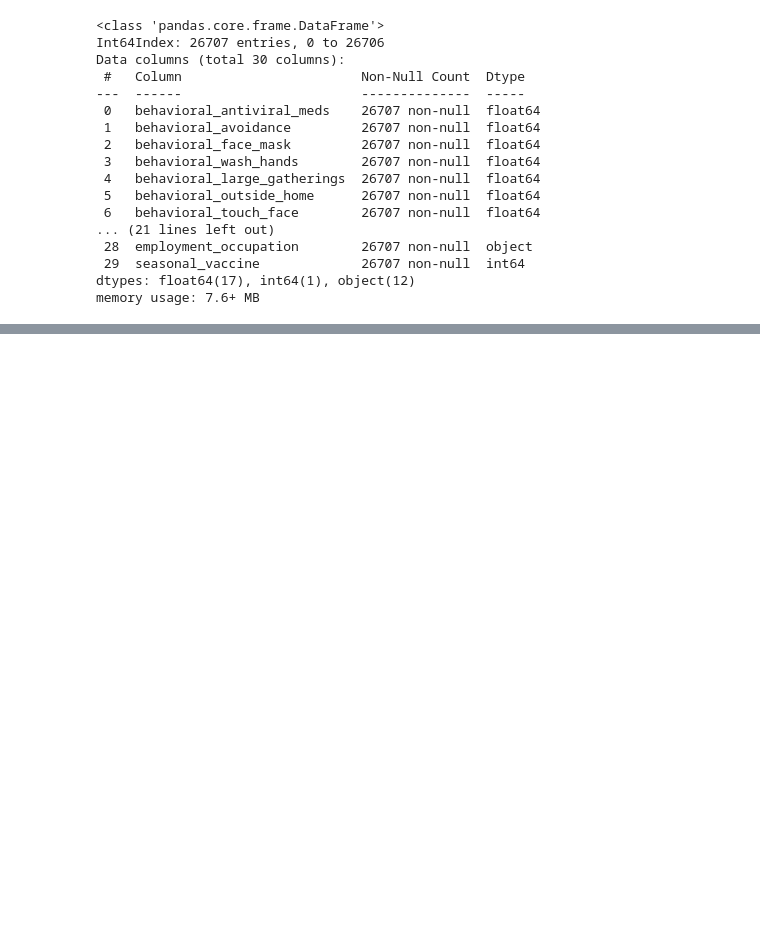
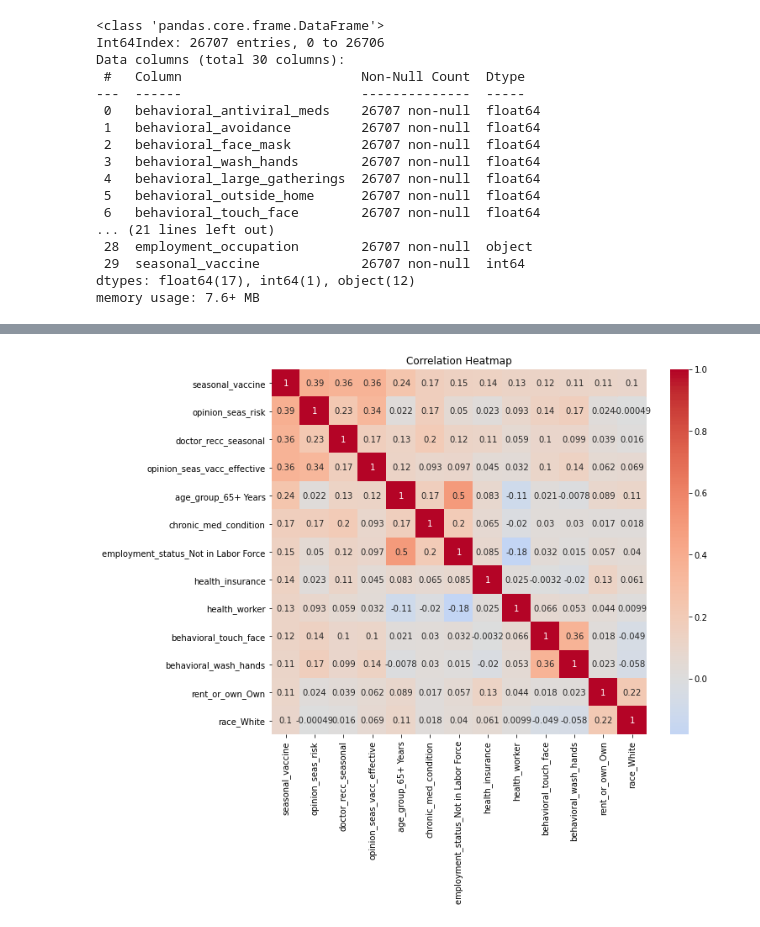
Before and after one commit to Collz472/Phase_3_Project_Colleta, a Jupyter notebook: Phase3_project.ipynb, the cells around one changed output, grey strips where cells are left out. Cells and saved outputs as stored; diff of their text form; code cells hidden in the pictures; blank space fills up the shorter version.

```diff
--- a/Phase3_project.ipynb
+++ b/Phase3_project.ipynb
@@ -946,0 +969,3 @@ TypeError: __init__() got an unexpected keyword argument 'sparse_output'
+# %%
+train_target_copy = train_target.copy()
+train_target_copy.head()
@@ -946,0 +981,5 @@ TypeError: __init__() got an unexpected keyword argument 'sparse_output'
+# %%
+columns_to_drop = ["age_group", "education", "race", "sex", "marital_status", "rent_or_own", "employment_status",
+                   "census_msa", "income_poverty", "hhs_geo_region", "employment_industry", "employment_occupation"]
+train_target_copy.drop(columns_to_drop, axis=1, inplace=True)
+train_target_copy.head()
@@ -946,0 +994,3 @@ TypeError: __init__() got an unexpected keyword argument 'sparse_output'
+# %%
+train_target_float = pd.merge(train_target_copy, data_encoded, left_index=True, right_index=True)
+train_target_float.info()
@@ -946,0 +1018,10 @@ TypeError: __init__() got an unexpected keyword argument 'sparse_output'
+# %%
+# Set the data for corr
+corr = train_target_float.corr()['seasonal_vaccine'].sort_values(ascending = False)
+corr = corr[(corr > 0.1)] # correlation greater than 0.1
+columns = corr.index.tolist()
+
+# df with only the selected columns
+corr_df = train_target_float[columns] # columns with correlation > 0.1
+
+corr
@@ -946,0 +1043,10 @@ TypeError: __init__() got an unexpected keyword argument 'sparse_output'
+# %%
+# plot heatmap
+plt.figure(figsize=(10, 8))
+sns.heatmap(corr_df.corr(), annot=True, cmap='coolwarm', center=0)
+plt.title("Correlation Heatmap")
+# plt.savefig("images/corr_map.png")
+
+plt.show()
+# %% [output]
+[figure, added]
```
Also changed, not shown: parts of 73 cells of this notebook.
